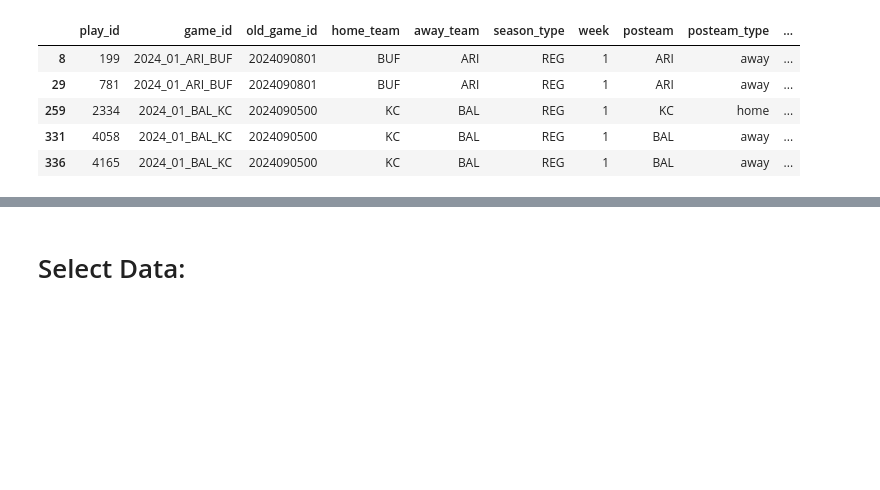
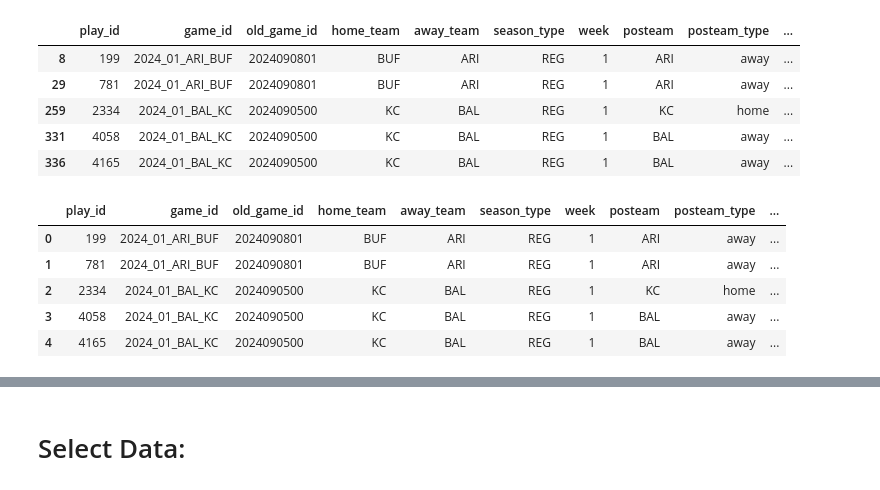
Before and after one commit to DiyaPrasanth20/NFL_Analysis, a Jupyter notebook: DataPrep.ipynb, the cells around one changed output, grey strips where cells are left out. Saved outputs shown, nothing was run; the diff lists cells and outputs as text; code cells hidden in the pictures; blank space fills up the shorter version.

```diff
--- a/DataPrep.ipynb
+++ b/DataPrep.ipynb
@@ -248,0 +267,9 @@ plays_with_injuries.head()
+# %%
+plays_with_injuries.head()
+# %% [output]
+|  | play_id | game_id | old_game_id | home_team | away_team | season_type | week | posteam | posteam_type | ... |
+| 0 | 199 | 2024_01_ARI_BUF | 2024090801 | BUF | ARI | REG | 1 | ARI | away | ... |
+| 1 | 781 | 2024_01_ARI_BUF | 2024090801 | BUF | ARI | REG | 1 | ARI | away | ... |
+| 2 | 2334 | 2024_01_BAL_KC | 2024090500 | KC | BAL | REG | 1 | KC | home | ... |
+| 3 | 4058 | 2024_01_BAL_KC | 2024090500 | KC | BAL | REG | 1 | BAL | away | ... |
+| 4 | 4165 | 2024_01_BAL_KC | 2024090500 | KC | BAL | REG | 1 | BAL | away | ... |
```
Also changed, not shown: parts of 7 cells of this notebook.
